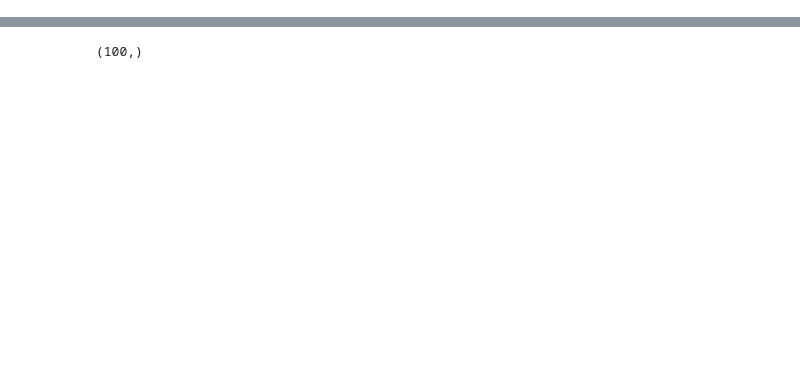
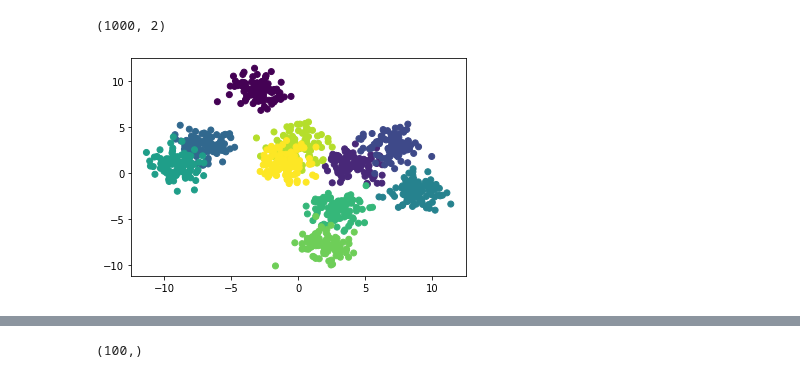
Before and after one commit to mossjacob/pyslingshot, a Jupyter notebook: princurve.ipynb, the cells around one changed output, grey strips where cells are left out. Cells and saved outputs as stored; diff of their text form; code cells hidden in the pictures; blank space fills up the shorter version.

```diff
--- a/princurve.ipynb
+++ b/princurve.ipynb
@@ -5,4 +5,42 @@
 from pcurve import PrincipalCurve
 import numpy as np
 from matplotlib import pyplot as plt
+# %%
+load=True
+num_cells = 1000
+num_dims_reduced = 2
+num_branches = 2
+K = 10 # cluster labels
+if num_branches == 2:
+    filename = 'fakedata-2branch.npy'
+    start_node = 5
+else:
+    filename = 'fakedata-1branch.npy'
+    start_node = 4
+
+if load:
+    data = np.load(filename, allow_pickle=True).item()
+    cluster_labels = data['cluster_labels']
+    data = data['data'].numpy()
+else:
+    cluster_labels = np.zeros([num_cells], dtype=int)
+    data = list()
+    for k in range(K):
+        cells = num_cells // K
+        offset = torch.randint(20, torch.Size([2])) - 10
+        print(offset.shape)
+
+        data.append(offset + torch.randn(torch.Size([num_cells//K, num_dims_reduced])))
+        cluster_labels[k*cells:(k+1)*cells] = k
+    data = torch.cat(data)
+    np.save(filename, dict(data=data, cluster_labels=cluster_labels))
+plt.scatter(data[:, 0], data[:, 1], c=cluster_labels)
+
+cluster_labels_onehot = np.zeros((cluster_labels.shape[0], cluster_labels.max()+1))
+cluster_labels_onehot[np.arange(cluster_labels.shape[0]), cluster_labels] = 1
+
+print(data.shape)
+# %% [output]
+(1000, 2)
+[figure, added]
 # %%
```
Also changed, not shown: parts of 2 cells of this notebook, 1 other file.
